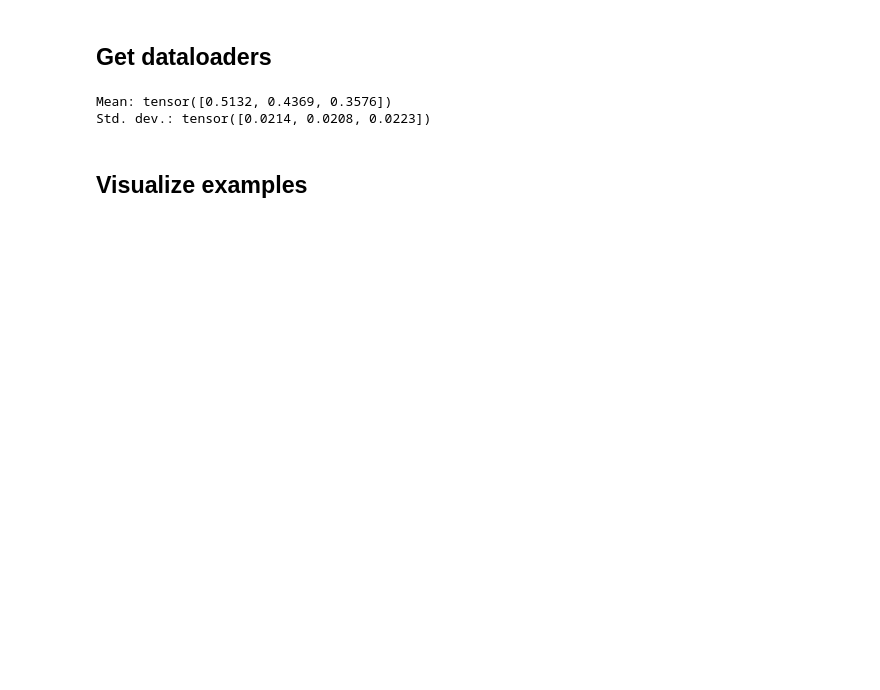
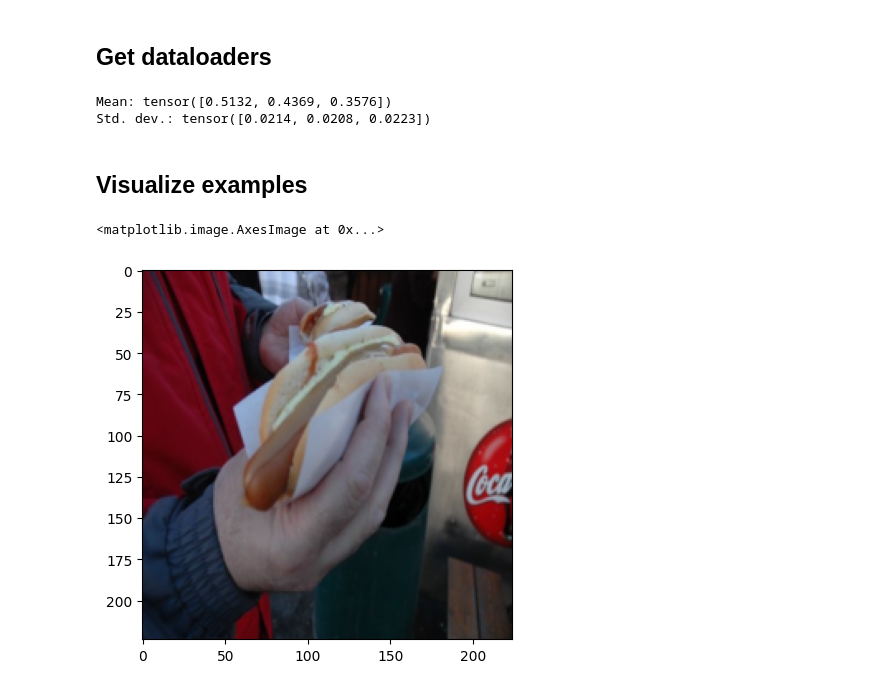
Before and after one commit to AronDJacobsen/DL-COMVIS, a Jupyter notebook: notebooks/project1/dataloader_example.ipynb, the cells around one changed output. Drawn from its saved outputs; the diff is of its cells as text; code cells hidden in the pictures; blank space fills up the shorter version.

```diff
--- a/notebooks/project1/dataloader_example.ipynb
+++ b/notebooks/project1/dataloader_example.ipynb
@@ -24 +66,8 @@ testloader  = loaders['test']
+# %%
+data = torch.load(r'C:\Users\alber\Desktop\DTU\2_HCAI\02514\DL-COMVIS\src\data\temp.pt')
+# %%
+plt.imshow(data[0].permute(1,2,0))
+# %% [output]
+<matplotlib.image.AxesImage at 0x...>
+[figure, added]
 # %%
```
Also changed, not shown: parts of 9 cells of this notebook, 2 other files.
